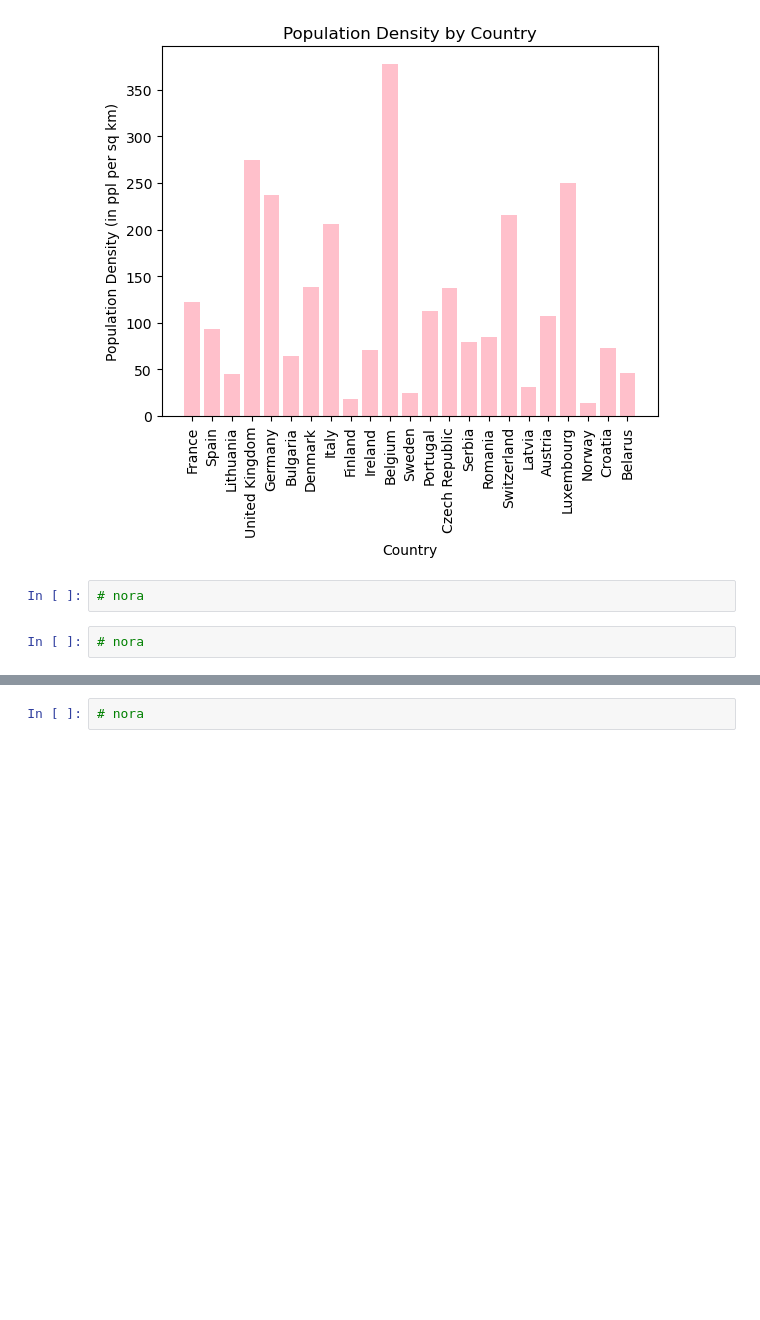
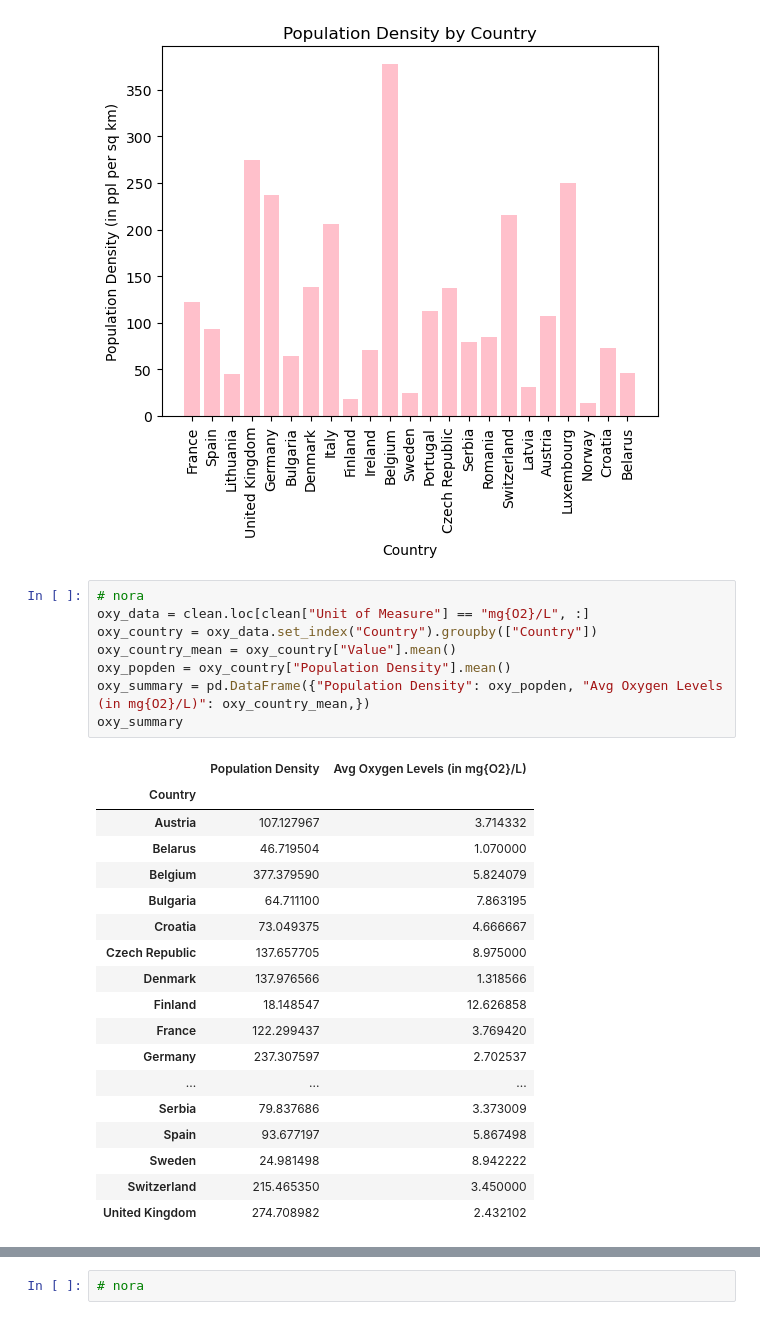
Before and after one commit to zhou0366/UMN_BootCamp_Project1_Group2, a Jupyter notebook: analysis.ipynb, the cells around one changed output, grey strips where cells are left out. Saved outputs shown, nothing was run; the diff lists cells and outputs as text; blank space fills up the shorter version.

Commit message:
added dataframes

```diff
--- a/analysis.ipynb
+++ b/analysis.ipynb
@@ -73,7 +57,30 @@ plt.title("Population Density by Country")
 plt.show()
 # %% [output]
 [figure]
-# %%
-# nora
-# %%
-# nora
+# %%
+# nora
+oxy_data = clean.loc[clean["Unit of Measure"] == "mg{O2}/L", :]
+oxy_country = oxy_data.set_index("Country").groupby(["Country"])
+oxy_country_mean = oxy_country["Value"].mean()
+oxy_popden = oxy_country["Population Density"].mean()
+oxy_summary = pd.DataFrame({"Population Density": oxy_popden, "Avg Oxygen Levels (in mg{O2}/L)": oxy_country_mean,})
+oxy_summary
+# %% [output]
+|  | Population Density | Avg Oxygen Levels (in mg{O2}/L) |
+| Country |  |  |
+| Austria | 107.127967 | 3.714332 |
+| Belarus | 46.719504 | 1.070000 |
+| Belgium | 377.379590 | 5.824079 |
+| Bulgaria | 64.711100 | 7.863195 |
+| Croatia | 73.049375 | 4.666667 |
+| Czech Republic | 137.657705 | 8.975000 |
+| Denmark | 137.976566 | 1.318566 |
+| Finland | 18.148547 | 12.626858 |
+| France | 122.299437 | 3.769420 |
+| Germany | 237.307597 | 2.702537 |
+| ... | ... | ... |
+| Serbia | 79.837686 | 3.373009 |
+| Spain | 93.677197 | 5.867498 |
+| Sweden | 24.981498 | 8.942222 |
+| Switzerland | 215.465350 | 3.450000 |
+| United Kingdom | 274.708982 | 2.432102 |
```
Also changed, not shown: parts of 5 cells of this notebook.
